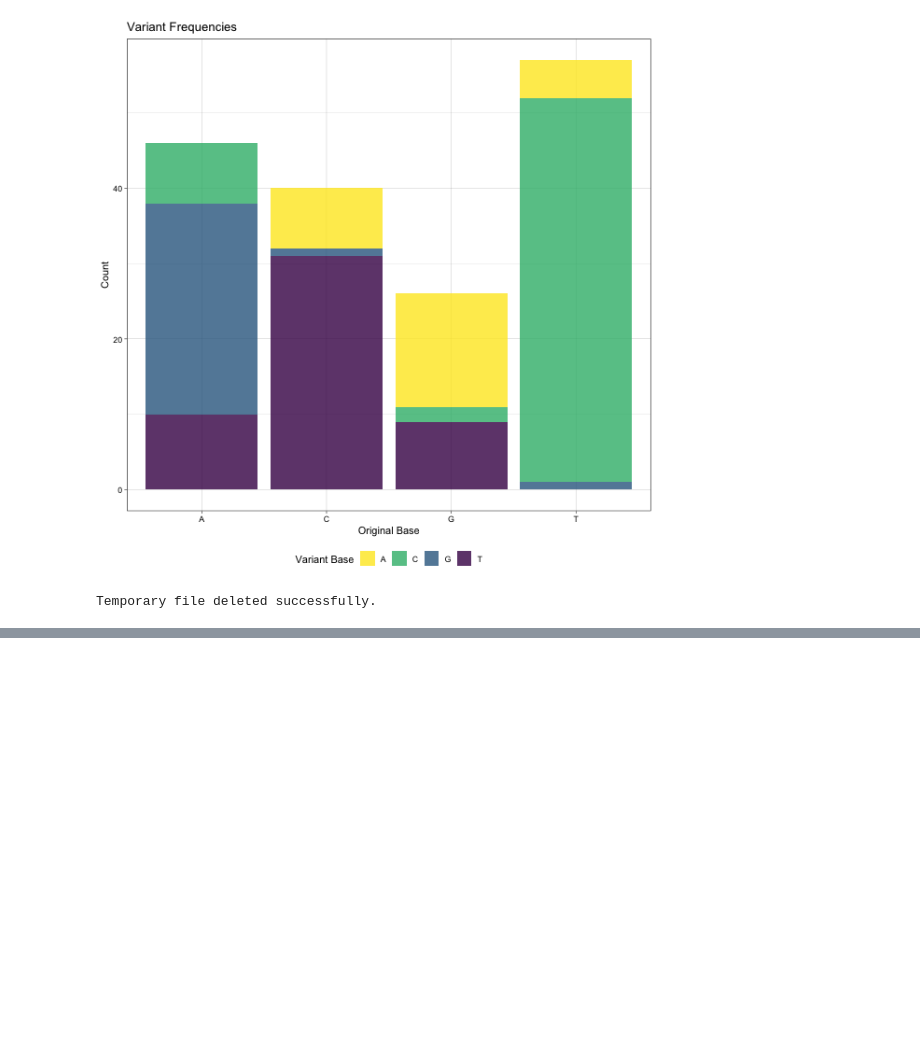
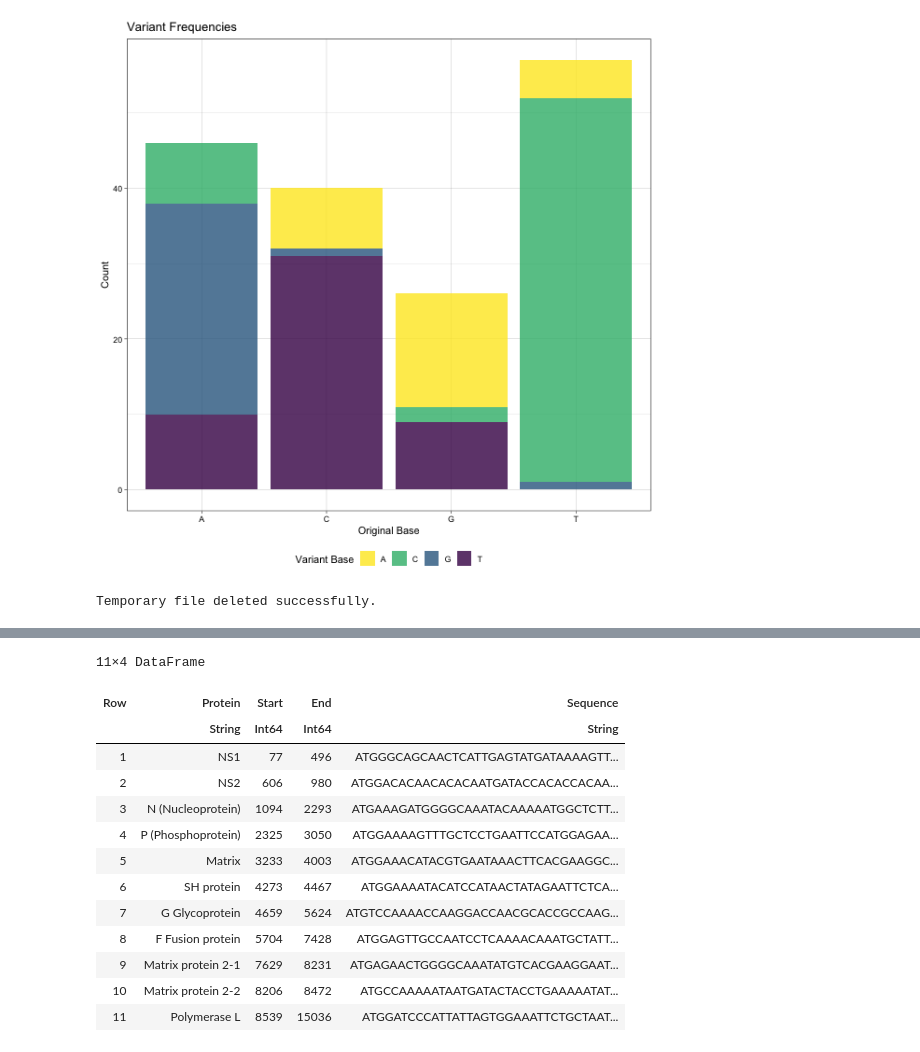
Before and after one commit to ewanwsmith/RSV_haplotype_reconstruction, a Jupyter notebook: src/variants.ipynb, the cells around one changed output, grey strips where cells are left out. Cells and saved outputs as stored; diff of their text form; code cells hidden in the pictures; blank space fills up the shorter version.

```diff
--- a/src/variants.ipynb
+++ b/src/variants.ipynb
@@ -203,0 +215,64 @@ amino acid .fa : /Users/e.smith.5/Documents/PhD/RSV_project/RSV_haplotype_recons
+# %%
+using DataFrames
+using RCall
+
+# Ensure that Biostrings and other required libraries are available in R
+R"""
+if (!requireNamespace("Biostrings", quietly = TRUE)) {
+    if (!requireNamespace("BiocManager", quietly = TRUE))
+        install.packages("BiocManager")
+    BiocManager::install("Biostrings")
+}
+"""
+
+function pull_fasta(fasta_path::String)
+    # Read the fasta file using Biostrings in R
+    R"""
+    library(Biostrings)
+    library(stringr)
+    dna_seqs <- readDNAStringSet($(fasta_path))
+    headers <- names(dna_seqs)
+
+    # Parse headers to extract Accession, Start, End, and Protein
+    accession <- str_extract(headers, "^[^:]+")
+    range <- str_extract(headers, "\\d+\\.\\.\\d+")
+    start <- as.integer(sub("\\.\\..*$", "", range))
+    end <- as.integer(sub("^.*\\.\\.", "", range))
+    protein <- str_extract(headers, "\\|\\s*(.*)$")
+    protein <- str_trim(str_sub(protein, str_locate(protein, "\\|")[[1]] + 1)) # Trim pipe and whitespace
+    """
+
+    # Convert R data to Julia DataFrame
+    accessions = rcopy(R"accession")
+    starts = rcopy(R"start")
+    ends = rcopy(R"end")
+    proteins = rcopy(R"protein")
+    sequences = rcopy(R"sapply(dna_seqs, as.character)")
+
+    # Create a DataFrame from the extracted data
+    fasta_df = DataFrame(
+        Protein = proteins,
+        Start = starts,
+        End = ends,
+        Sequence = sequences
+    )
+
+    return fasta_df
+end
+
+fasta_df = pull_fasta(nucleotide_fasta_path)
+# %% [output]
+11×4 DataFrame
+| Row | Protein | Start | End | Sequence |
+|  | String | Int64 | Int64 | String |
+| 1 | NS1 | 77 | 496 | ATGGGCAGCAACTCATTGAGTATGATAAAAGTT... |
+| 2 | NS2 | 606 | 980 | ATGGACACAACACACAATGATACCACACCACAA... |
+| 3 | N (Nucleoprotein) | 1094 | 2293 | ATGAAAGATGGGGCAAATACAAAAATGGCTCTT... |
+| 4 | P (Phosphoprotein) | 2325 | 3050 | ATGGAAAAGTTTGCTCCTGAATTCCATGGAGAA... |
+| 5 | Matrix | 3233 | 4003 | ATGGAAACATACGTGAATAAACTTCACGAAGGC... |
+| 6 | SH protein | 4273 | 4467 | ATGGAAAATACATCCATAACTATAGAATTCTCA... |
+| 7 | G Glycoprotein | 4659 | 5624 | ATGTCCAAAACCAAGGACCAACGCACCGCCAAG... |
+| 8 | F Fusion protein | 5704 | 7428 | ATGGAGTTGCCAATCCTCAAAACAAATGCTATT... |
+| 9 | Matrix protein 2-1 | 7629 | 8231 | ATGAGAACTGGGGCAAATATGTCACGAAGGAAT... |
+| 10 | Matrix protein 2-2 | 8206 | 8472 | ATGCCAAAAATAATGATACTACCTGAAAAATAT... |
+| 11 | Polymerase L | 8539 | 15036 | ATGGATCCCATTATTAGTGGAAATTCTGCTAAT... |
```
Also changed, not shown: parts of 2 cells of this notebook.
